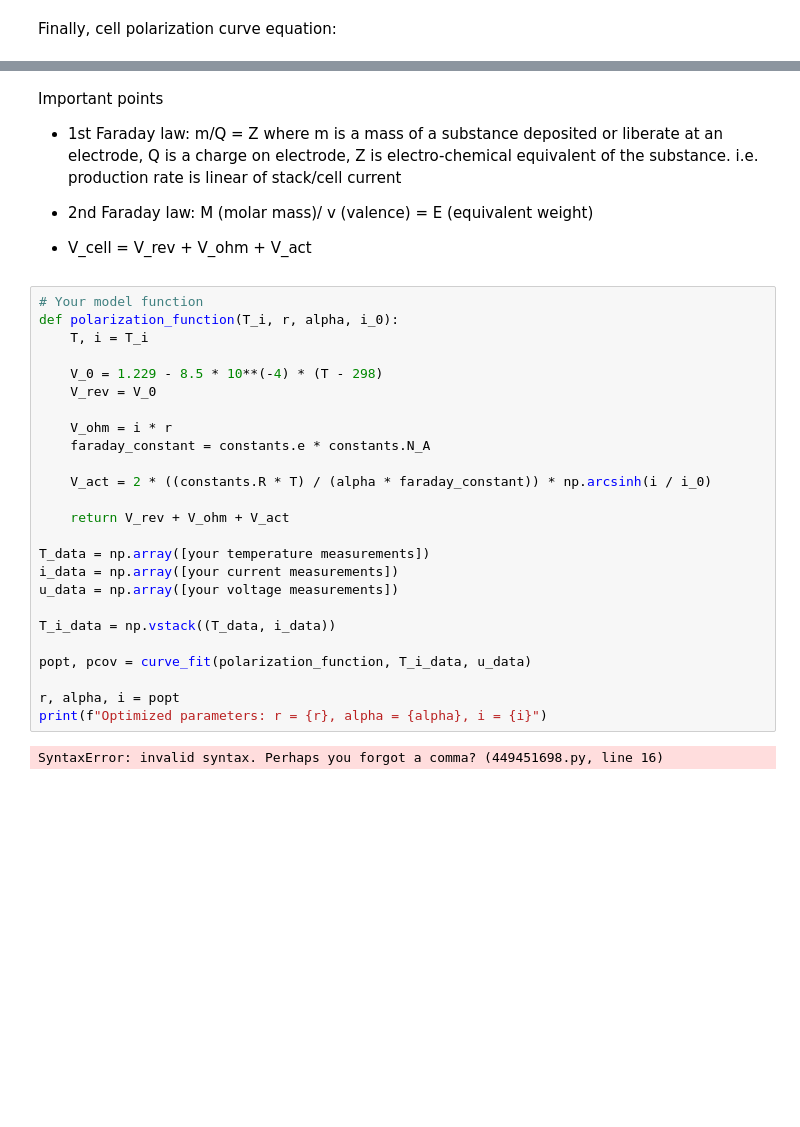
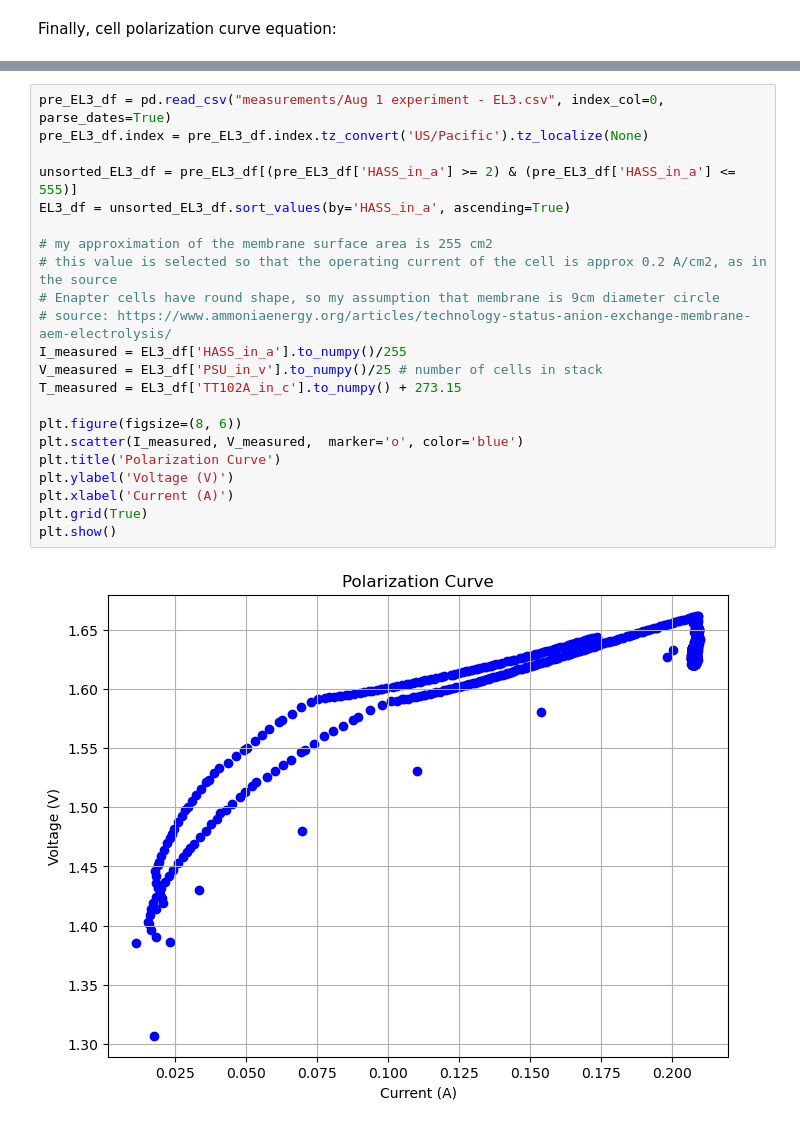
Before and after one commit to ro-kirchev/electrolyzer-system-identification, a Jupyter notebook: electrolyzer-system-identification.ipynb, the cells around one changed output, grey strips where cells are left out. Drawn from its saved outputs; the diff is of its cells as text; blank space fills up the shorter version.

Commit message:
finished model, looks kinda legit

```diff
--- a/electrolyzer-system-identification.ipynb
+++ b/electrolyzer-system-identification.ipynb
@@ -179,37 +207,24 @@ draw_polarization_curves(j_values, T, j_0, alpha, r)
-# %% [markdown]
-Important points
-
-- 1st Faraday law: m/Q = Z
-where m is a mass of a substance deposited or liberate at an electrode, Q is a charge on electrode, Z is electro-chemical equivalent of the substance.
-i.e. production rate is linear of stack/cell current
-
-- 2nd Faraday law: M (molar mass)/ v (valence) = E (equivalent weight)
-
-- V_cell = V_rev + V_ohm + V_act
-# %%
-# Your model function
-def polarization_function(T_i, r, alpha, i_0):
-    T, i = T_i
-
-    V_0 = 1.229 - 8.5 * 10**(-4) * (T - 298)
-    V_rev = V_0
-
-    V_ohm = i * r
-    faraday_constant = constants.e * constants.N_A
-
-    V_act = 2 * ((constants.R * T) / (alpha * faraday_constant)) * np.arcsinh(i / i_0)
-
-    return V_rev + V_ohm + V_act
-
-T_data = np.array([your temperature measurements])
-i_data = np.array([your current measurements])
-u_data = np.array([your voltage measurements])
-
-T_i_data = np.vstack((T_data, i_data))
-
-popt, pcov = curve_fit(polarization_function, T_i_data, u_data)
-
-r, alpha, i = popt
-print(f"Optimized parameters: r = {r}, alpha = {alpha}, i = {i}")
-# %% [output]
-SyntaxError: invalid syntax. Perhaps you forgot a comma? (449451698.py, line 16)
+# %%
+pre_EL3_df = pd.read_csv("measurements/Aug 1 experiment - EL3.csv", index_col=0, parse_dates=True)
+pre_EL3_df.index = pre_EL3_df.index.tz_convert('US/Pacific').tz_localize(None)
+
+unsorted_EL3_df = pre_EL3_df[(pre_EL3_df['HASS_in_a'] >= 2) & (pre_EL3_df['HASS_in_a'] <= 555)]
+EL3_df = unsorted_EL3_df.sort_values(by='HASS_in_a', ascending=True)
+
+# my approximation of the membrane surface area is 255 cm2
+# this value is selected so that the operating current of the cell is approx 0.2 A/cm2, as in the source
+# Enapter cells have round shape, so my assumption that membrane is 9cm diameter circle
+# source: https://www.ammoniaenergy.org/articles/technology-status-anion-exchange-membrane-aem-electrolysis/
+I_measured = EL3_df['HASS_in_a'].to_numpy()/255
+V_measured = EL3_df['PSU_in_v'].to_numpy()/25 # number of cells in stack
+T_measured = EL3_df['TT102A_in_c'].to_numpy() + 273.15
+
+plt.figure(figsize=(8, 6))
+plt.scatter(I_measured, V_measured,  marker='o', color='blue')
+plt.title('Polarization Curve')
+plt.ylabel('Voltage (V)')
+plt.xlabel('Current (A)')
+plt.grid(True)
+plt.show()
+# %% [output]
+[figure, added]
```
Also changed, not shown: parts of 12 cells of this notebook, 1 other file.
